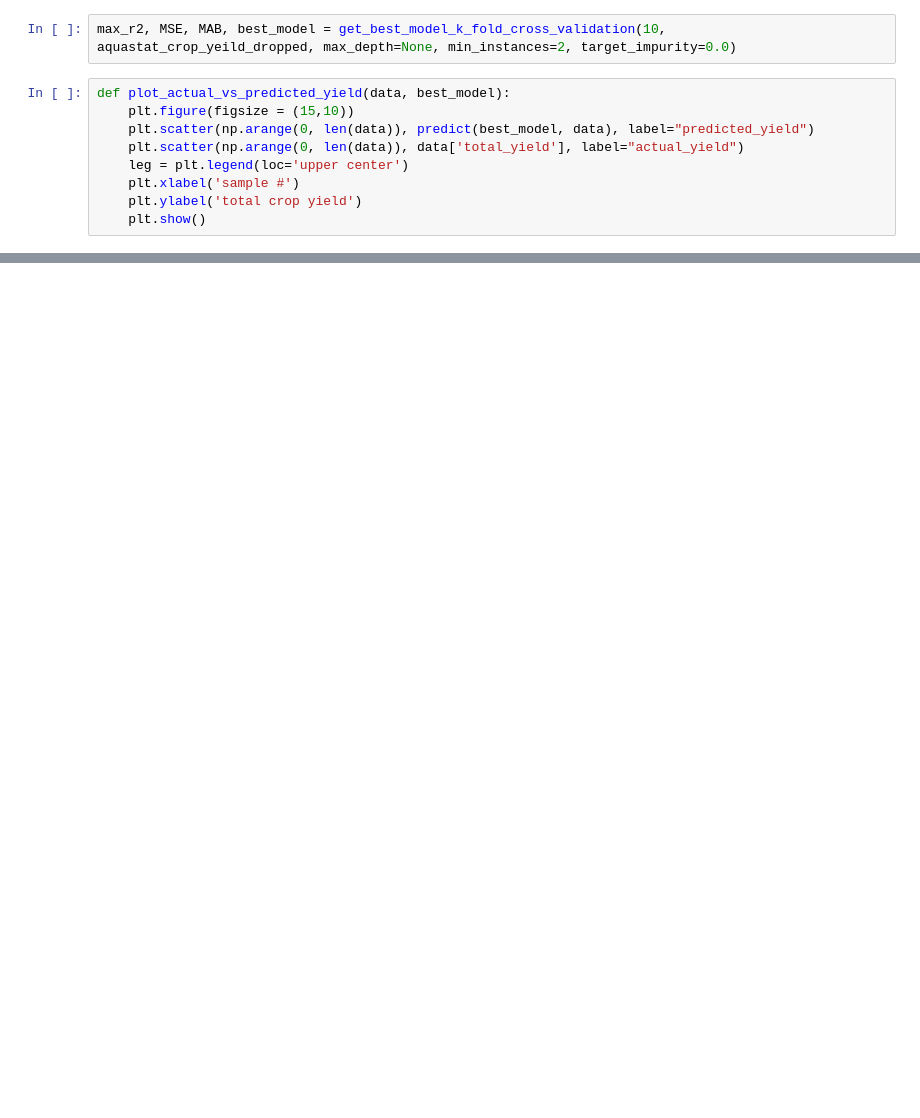
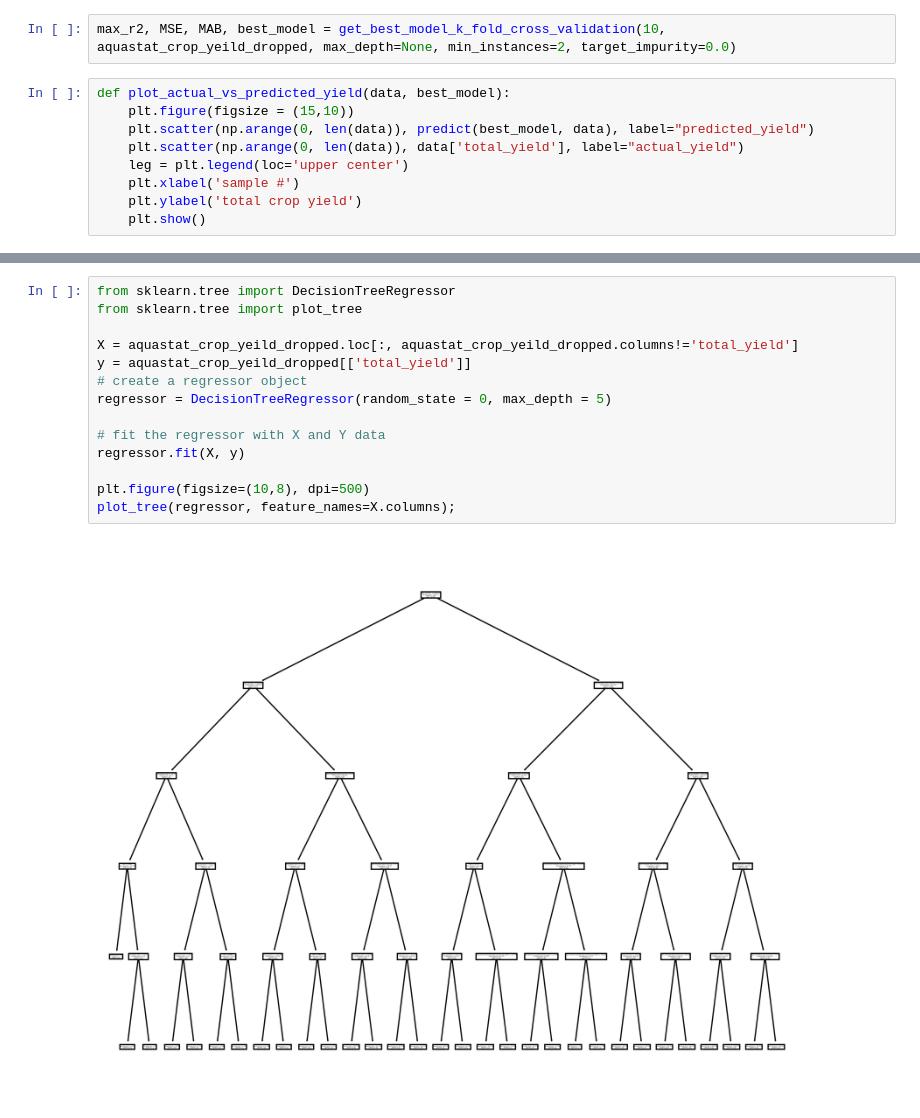
Before and after one commit to elirwater/ds4400-final-project, a Jupyter notebook: regression_tree_model.ipynb, the cells around one changed output, grey strips where cells are left out. Drawn from its saved outputs; the diff is of its cells as text; blank space fills up the shorter version.

```diff
--- a/regression_tree_model.ipynb
+++ b/regression_tree_model.ipynb
@@ -388,0 +371,16 @@ plot_feature_vs_crop_yield(data, 'arable_land_area', best_model)
+# %%
+from sklearn.tree import DecisionTreeRegressor
+from sklearn.tree import plot_tree
+
+X = aquastat_crop_yeild_dropped.loc[:, aquastat_crop_yeild_dropped.columns!='total_yield']
+y = aquastat_crop_yeild_dropped[['total_yield']]
+# create a regressor object
+regressor = DecisionTreeRegressor(random_state = 0, max_depth = 5)
+
+# fit the regressor with X and Y data
+regressor.fit(X, y)
+
+plt.figure(figsize=(10,8), dpi=500)
+plot_tree(regressor, feature_names=X.columns);
+# %% [output]
+[figure, added]
```
Also changed, not shown: parts of 12 cells of this notebook, 1 other file.
